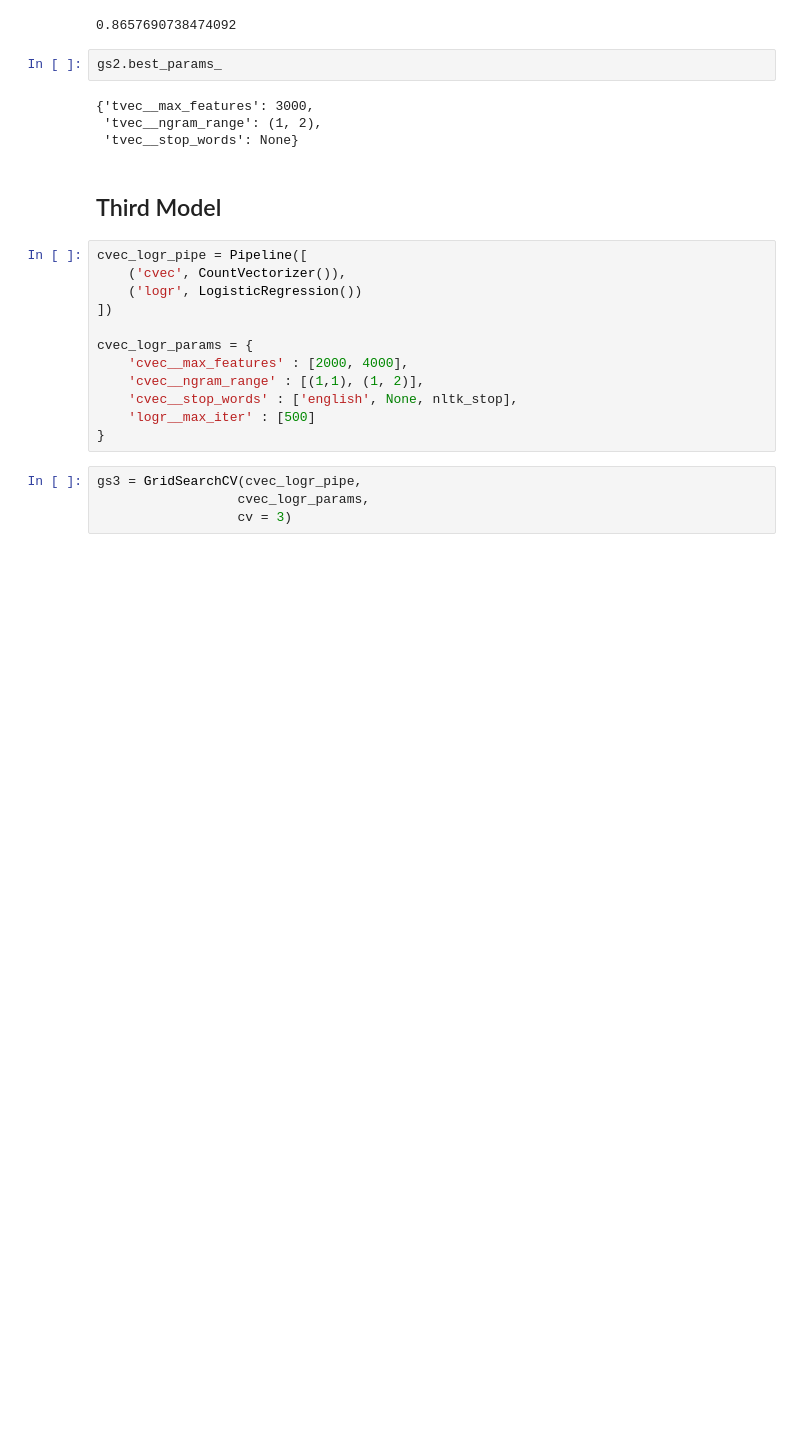
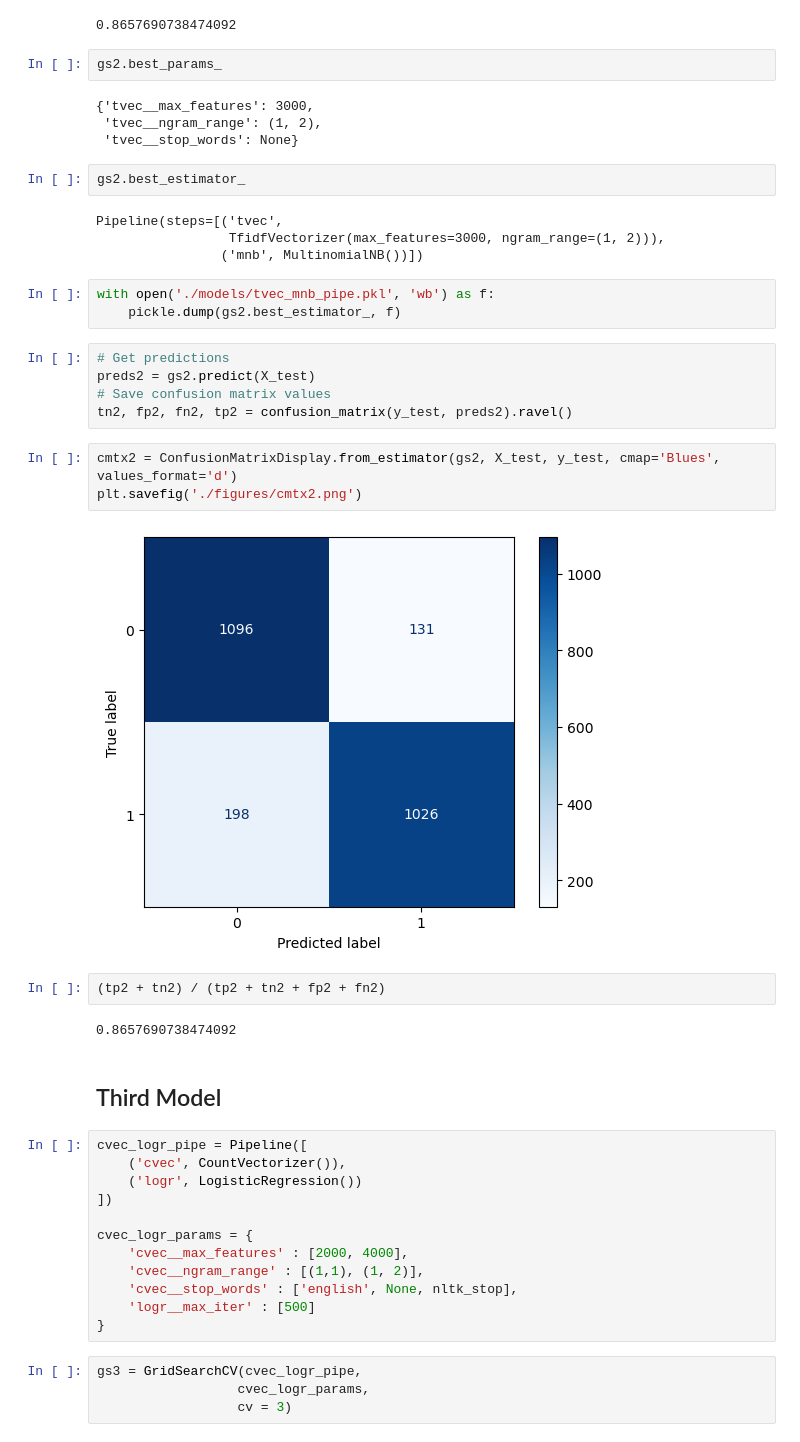
Before and after one commit to AlanAndrews/reddit_v_openai, a Jupyter notebook: 03_Modeling.ipynb, the cells around one changed output. Saved outputs shown, nothing was run; the diff lists cells and outputs as text; blank space fills up the shorter version.

```diff
--- a/03_Modeling.ipynb
+++ b/03_Modeling.ipynb
@@ -138,6 +140,29 @@ gs2.best_params_
 {'tvec__max_features': 3000,
  'tvec__ngram_range': (1, 2),
  'tvec__stop_words': None}
+# %%
+gs2.best_estimator_
+# %% [output]
+Pipeline(steps=[('tvec',
+                 TfidfVectorizer(max_features=3000, ngram_range=(1, 2))),
+                ('mnb', MultinomialNB())])
+# %%
+with open('./models/tvec_mnb_pipe.pkl', 'wb') as f:
+    pickle.dump(gs2.best_estimator_, f)
+# %%
+# Get predictions
+preds2 = gs2.predict(X_test)
+# Save confusion matrix values
+tn2, fp2, fn2, tp2 = confusion_matrix(y_test, preds2).ravel()
+# %%
+cmtx2 = ConfusionMatrixDisplay.from_estimator(gs2, X_test, y_test, cmap='Blues', values_format='d')
+plt.savefig('./figures/cmtx2.png')
+# %% [output]
+[figure, added]
+# %%
+(tp2 + tn2) / (tp2 + tn2 + fp2 + fn2)
+# %% [output]
+0.8657690738474092
 # %% [markdown]
 ## Third Model
 # %%
```
Also changed, not shown: parts of 33 cells of this notebook, 20 other files.
